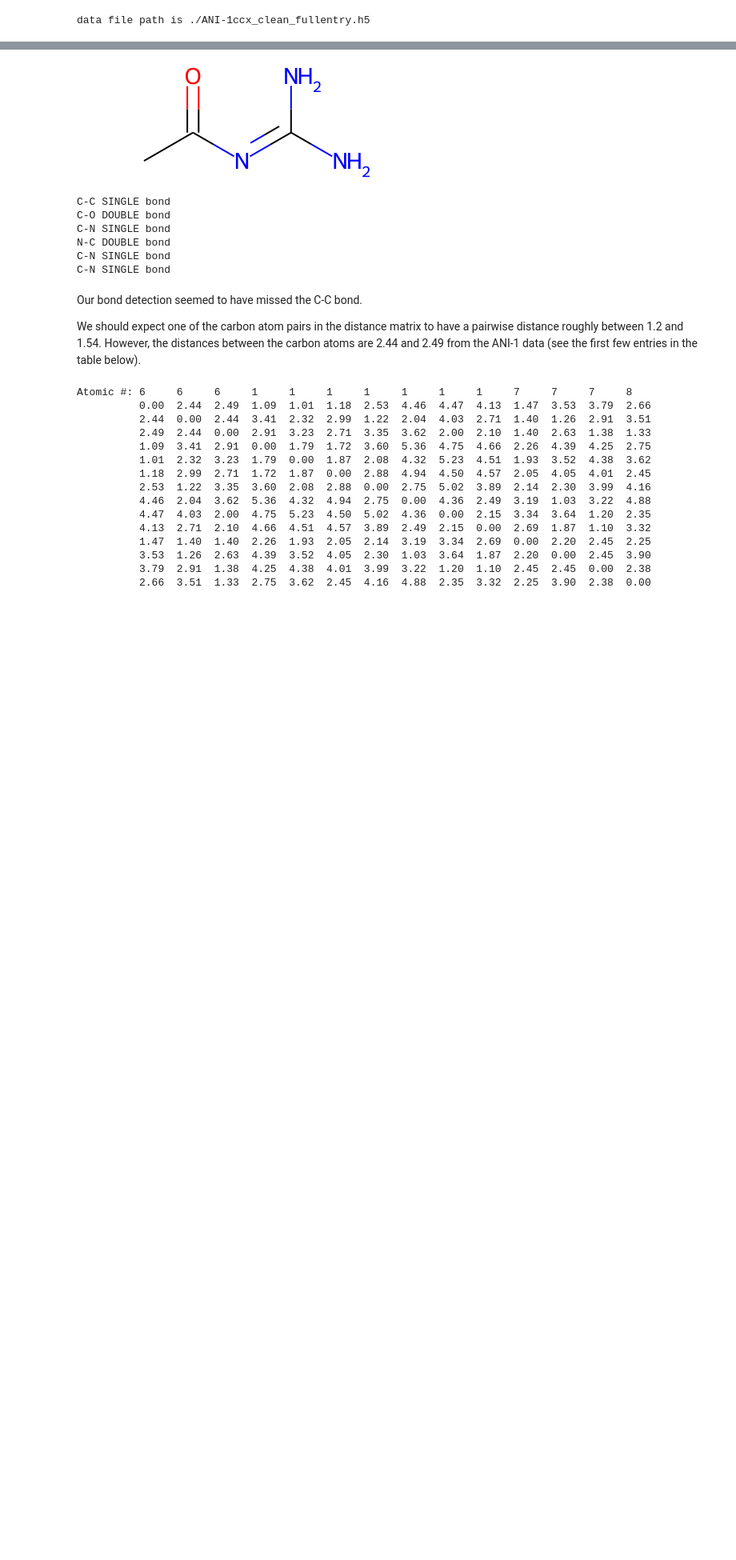
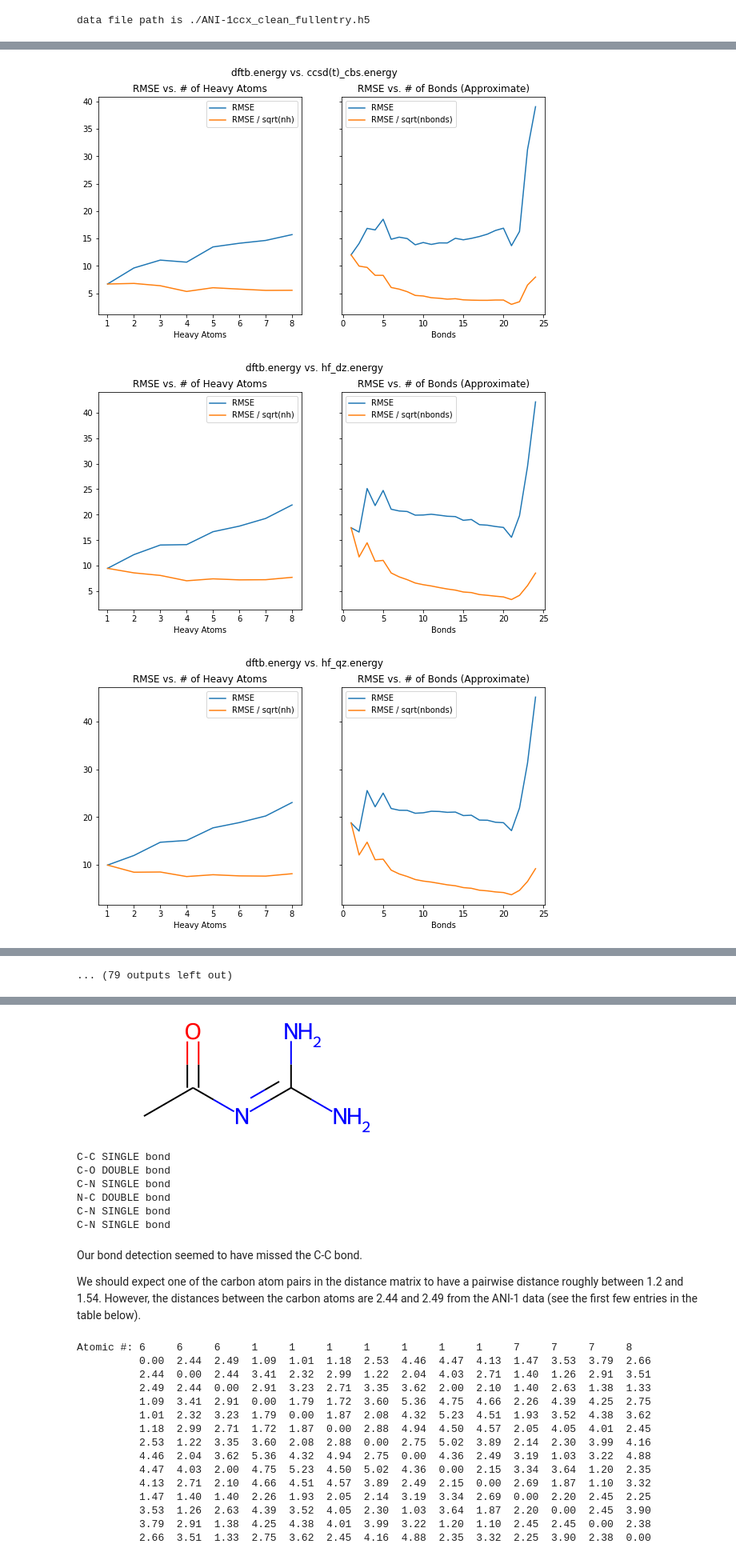
Before and after one commit to djyaron/summer22-analysis, a Jupyter notebook: rmse_analysis.ipynb, the cells around one changed output, grey strips where cells are left out. Shown at 80% size. Cells and saved outputs as stored; diff of their text form; code cells hidden in the pictures; blank space fills up the shorter version.

Commit message:
Bond-level RMSE analysis

```diff
--- a/rmse_analysis.ipynb
+++ b/rmse_analysis.ipynb
@@ -201,0 +50,2 @@ import numpy as np
+# %%
+rmse_df_nbonds = compute_rmse_by_num_bonds(molecules, resid)
@@ -201,0 +57,24 @@ import numpy as np
+# %%
+rmse_df_nbonds_groupby = rmse_df_nbonds.groupby("Method Pair")
+for (method1, method2), group in rmse_df.groupby("Method Pair"):
+    method1_full_name = ani1_config["target"][method1]
+    method2_full_name = ani1_config["target"][method2]
+
+    fig, ax = plt.subplots(nrows=1, ncols=2, sharey=True, figsize=(10, 5))
+    fig.suptitle(f"{method1_full_name} vs. {method2_full_name}")
+
+    title = f"RMSE vs. # of Heavy Atoms"
+    group.set_index("Heavy Atoms")[["RMSE", "RMSE / sqrt(nh)"]].plot(title=title, ax=ax[0])
+
+    group = rmse_df_nbonds_groupby.get_group((method1, method2))
+    group = group[group["Bonds"] != 0]
+    title = f"RMSE vs. # of Bonds (Approximate)"
+    group.set_index("Bonds").sort_index()[["RMSE", "RMSE / sqrt(nbonds)"]].plot(
+        title=title, ax=ax[1]
+    )
+
+    plt.show()
+# %% [output]
+[figure, added]
+[figure, added]
+[figure, added]
@@ -202,2 +90,3 @@ import numpy as np
+... (79 outputs left out)
 # %%
 molecule = molecules[100622]
```
Also changed, not shown: parts of 26 cells of this notebook, 1 other file.
